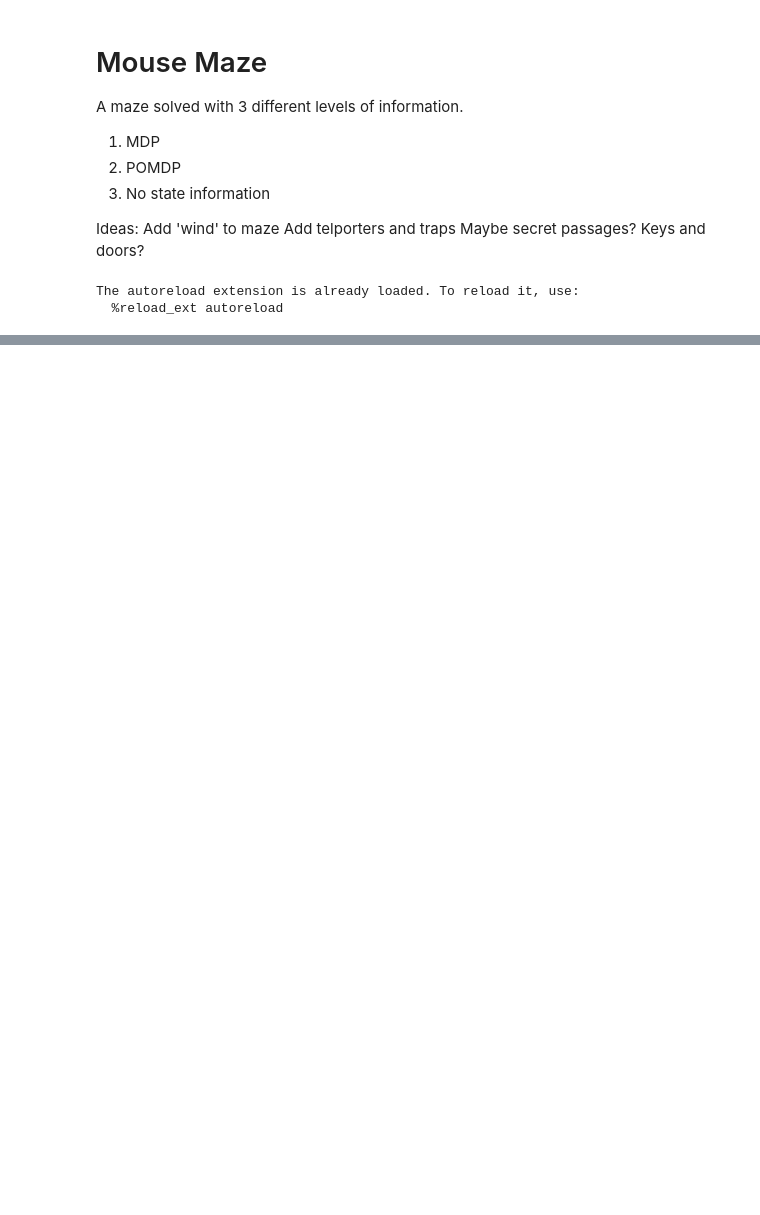
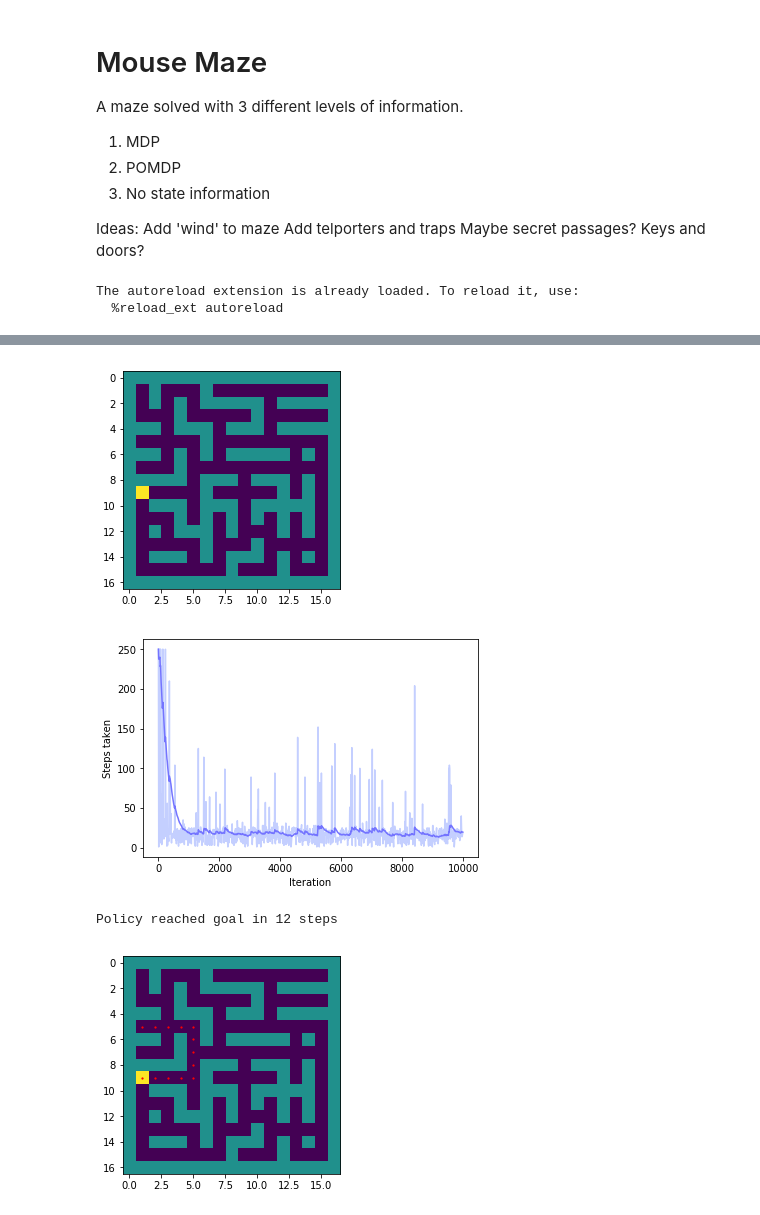
Before and after one commit to maitchison/MouseMaze, a Jupyter notebook: Mouse Maze.ipynb, the cells around one changed output, grey strips where cells are left out. Saved outputs shown, nothing was run; the diff lists cells and outputs as text; code cells hidden in the pictures; blank space fills up the shorter version.

```diff
--- a/Mouse Maze.ipynb
+++ b/Mouse Maze.ipynb
@@ -179,0 +149,26 @@ and evaluate how long it takes for them to converge on the optimal solution.
+# %%
+# quick test...
+maze = Maze_MDP(17,17)
+maze.generate_random(5)
+maze.plot()
+
+agent = Sarsa_Agent(maze)
+history = agent.train(iterations=10000, max_steps=250)
+
+BURN_IN = 0
+
+x = [step for (step,steps_taken,reward) in history[BURN_IN:]]
+steps_taken = [steps_taken for (step,steps_taken,reward) in history[BURN_IN:]]
+
+plt.plot(x,steps_taken,c="#C4CFFF")
+plt.plot(x,smooth(steps_taken), c="#7474FF")
+plt.ylabel("Steps taken")
+plt.xlabel("Iteration")
+plt.show()
+
+agent.show_policy()
+# %% [output]
+[figure, added]
+[figure, added]
+Policy reached goal in 12 steps
+[figure, added]
```
Also changed, not shown: parts of 17 cells of this notebook, 3 other files.
